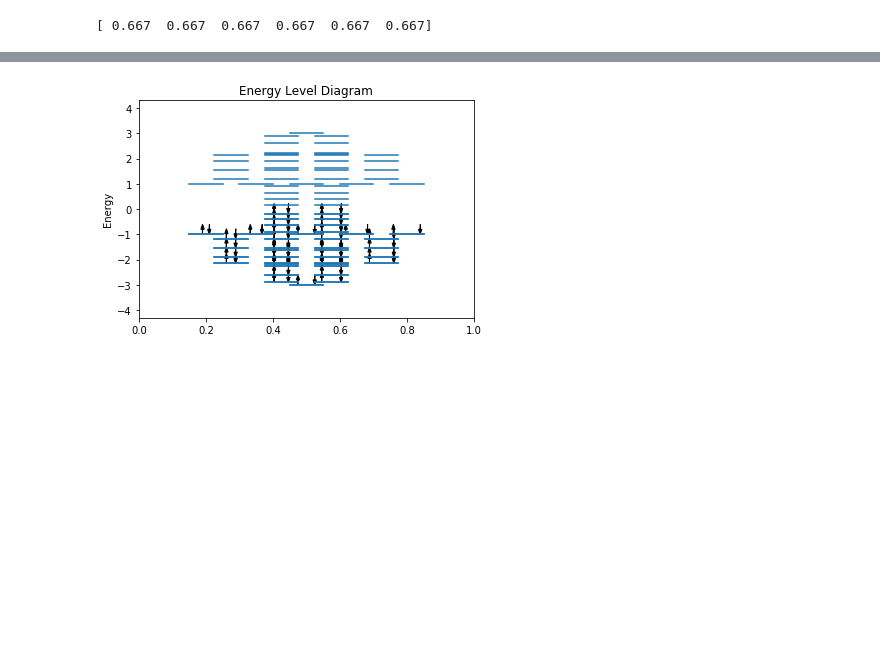
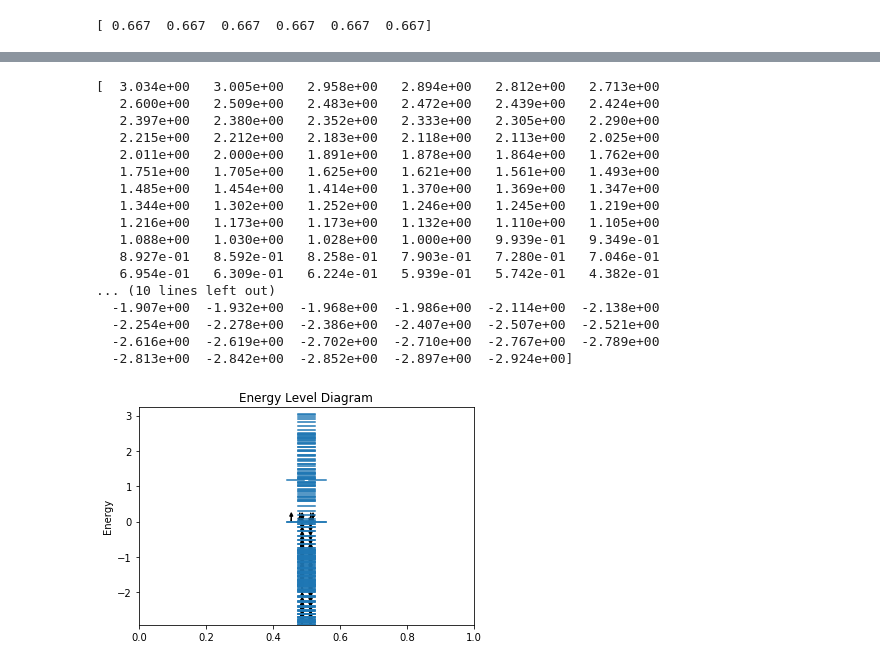
Before and after one commit to bzager/MO_Theory, a Jupyter notebook: MO_Theory.ipynb, the cells around one changed output, grey strips where cells are left out. Cells and saved outputs as stored; diff of their text form; code cells hidden in the pictures; blank space fills up the shorter version.

```diff
--- a/MO_Theory.ipynb
+++ b/MO_Theory.ipynb
@@ -20,10 +20,10 @@ buck = np.loadtxt("buckyball.txt")
 # %%
 # Select molecule
 
-adj = buck
+adj = benz
 
 N = adj.shape[0] # number of carbons
-Ne = N # number of electrons
+Ne = N # number of pi electrons
 db = 3 # number of double bonds (2 for butadiene, 3 for benzene/toluene, 5 for naphthalene, 30 for buckyball)
 # %%
 # Compute eigenvalues and eigenvectors
@@ -91,18 +82,18 @@ def energyLevel(evals,Ne,show=True):
 
     # parameters for drawing diagram
     mid = 0.5 # midpoint
-    width = 0.1 # width of each line
-    space = 0.05 # spacing between lines
-    arrlen = 0.2 # arrow length
+    width = 0.05 # width of each line
+    space = 0.015 # spacing between lines
+    arrlen = 0.15 # arrow length
     hw = 0.01 # width of head of arrow
-    hl = 0.2 # length of head of arrow
+    hl = 0.1 # length of head of arrow
 
     # get unique list of energies
     # returns tuple of two arrays, ([energies],[multiplicity])
     uniq = np.unique(np.around(evals,4),return_counts=True)
 
     energies = np.zeros(Ne) # stores energies of each electron
-    occu = np.zeros(N) # occupation number
+    occu = np.zeros(evals.size) # occupation number
     filled = 0 # keep track of how many electrons are left
     orb = 1 # keep track of current orbital
 
@@ -121,7 +112,7 @@ def energyLevel(evals,Ne,show=True):
             if filled < Ne:
                 energies[filled] = E
                 if turn == 1:
-                    elec = 0.95*np.mean([xL,xR])
+                    elec = np.mean([xL,xR]) - 0.25*width
                     plt.arrow(elec,E,0,arrlen,head_width=hw,head_length=hl,fc='k',ec='k')
                     filled += 1
                     occu[orb-1] = 1
@@ -131,7 +122,7 @@ def energyLevel(evals,Ne,show=True):
                         orb -= (m-1)
                         continue
                 elif turn == 2:
-                    elec = 1.05*np.mean([xL,xR])
+                    elec = np.mean([xL,xR]) + 0.25*width
                     plt.arrow(elec,E+arrlen+hl,0,-arrlen,head_width=hw,head_length=hl,fc='k',ec='k')
                     filled += 1
                     occu[orb-1] = 2
@@ -140,7 +131,7 @@ def energyLevel(evals,Ne,show=True):
 
     plt.ylabel("Energy")
     plt.xlim([0,1])
-    plt.ylim([1.1*np.min(evals)-1,1.1*np.max(evals)+1])
+    plt.ylim([np.min(evals),np.max(evals)+2*hl])
     plt.title("Energy Level Diagram")
     if show:
         plt.show()
@@ -301,6 +313,25 @@ plt.show()
 # %%
-evals,evecs = getEigs(graph)
+# Calculate eigenvalues/eigenvectors of graphene
 
-energies,occu = energyLevel(evals,Ne)
+evalsGraph,evecsGraph = getEigs(graph)
+print(evalsGraph)
+energies,occu = energyLevel(evalsGraph,Ne)
 # %% [output]
+[  3.034e+00   3.005e+00   2.958e+00   2.894e+00   2.812e+00   2.713e+00
+   2.600e+00   2.509e+00   2.483e+00   2.472e+00   2.439e+00   2.424e+00
+   2.397e+00   2.380e+00   2.352e+00   2.333e+00   2.305e+00   2.290e+00
+   2.215e+00   2.212e+00   2.183e+00   2.118e+00   2.113e+00   2.025e+00
+   2.011e+00   2.000e+00   1.891e+00   1.878e+00   1.864e+00   1.762e+00
+   1.751e+00   1.705e+00   1.625e+00   1.621e+00   1.561e+00   1.493e+00
+   1.485e+00   1.454e+00   1.414e+00   1.370e+00   1.369e+00   1.347e+00
+   1.344e+00   1.302e+00   1.252e+00   1.246e+00   1.245e+00   1.219e+00
+   1.216e+00   1.173e+00   1.173e+00   1.132e+00   1.110e+00   1.105e+00
+   1.088e+00   1.030e+00   1.028e+00   1.000e+00   9.939e-01   9.349e-01
+   8.927e-01   8.592e-01   8.258e-01   7.903e-01   7.280e-01   7.046e-01
+   6.954e-01   6.309e-01   6.224e-01   5.939e-01   5.742e-01   4.382e-01
+... (10 lines left out)
+  -1.907e+00  -1.932e+00  -1.968e+00  -1.986e+00  -2.114e+00  -2.138e+00
+  -2.254e+00  -2.278e+00  -2.386e+00  -2.407e+00  -2.507e+00  -2.521e+00
+  -2.616e+00  -2.619e+00  -2.702e+00  -2.710e+00  -2.767e+00  -2.789e+00
+  -2.813e+00  -2.842e+00  -2.852e+00  -2.897e+00  -2.924e+00]
-[figure, old version]
+[figure, new version]
```
Also changed, not shown: parts of 7 cells of this notebook.
